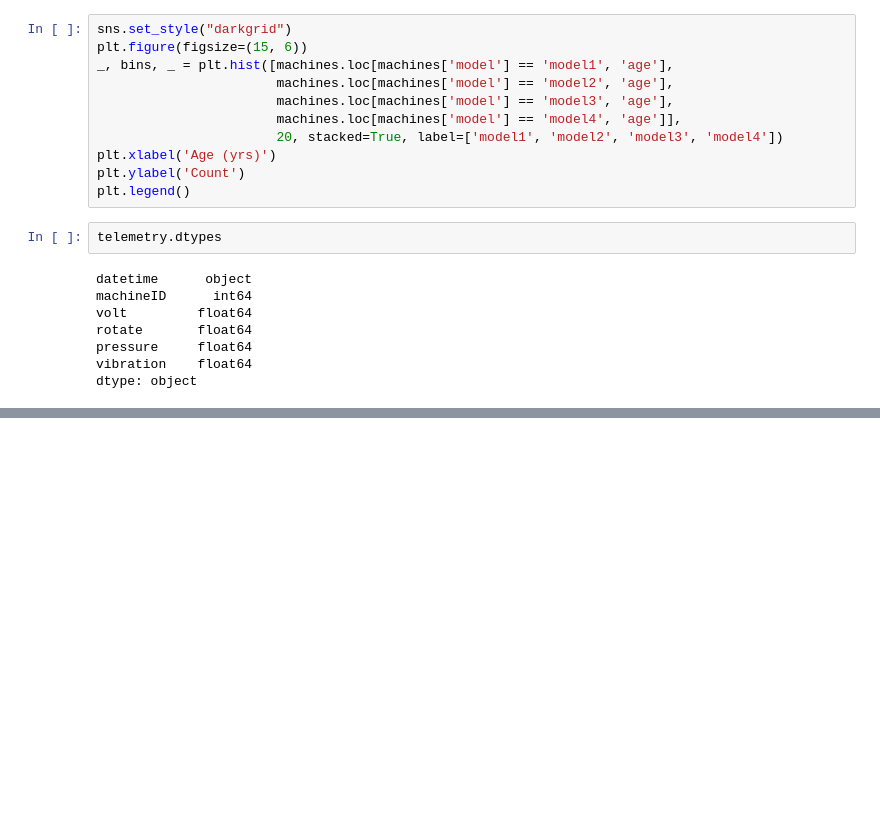
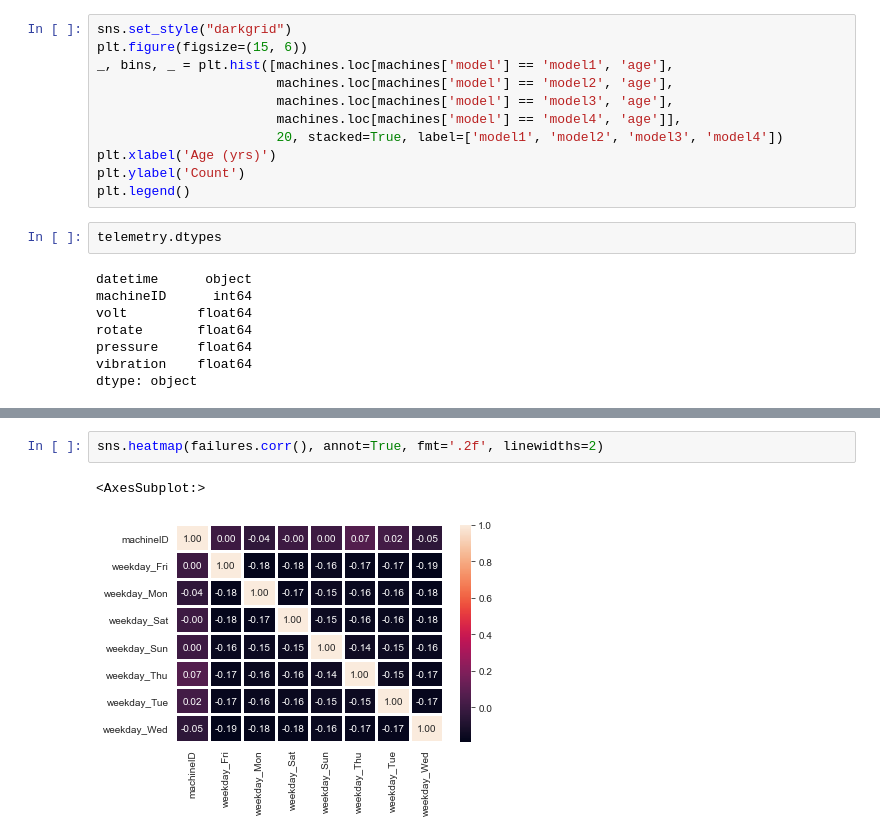
Before and after one commit to michaelchi08/springboard21, a Jupyter notebook: Capstone 2/EDA.ipynb, the cells around one changed output, grey strips where cells are left out. Drawn from its saved outputs; the diff is of its cells as text; blank space fills up the shorter version.

```diff
--- a/Capstone 2/EDA.ipynb
+++ b/Capstone 2/EDA.ipynb
@@ -248,0 +448,5 @@ dtype: object
+# %%
+sns.heatmap(failures.corr(), annot=True, fmt='.2f', linewidths=2)
+# %% [output]
+<AxesSubplot:>
+[figure, added]
```
Also changed, not shown: parts of 28 cells of this notebook.
